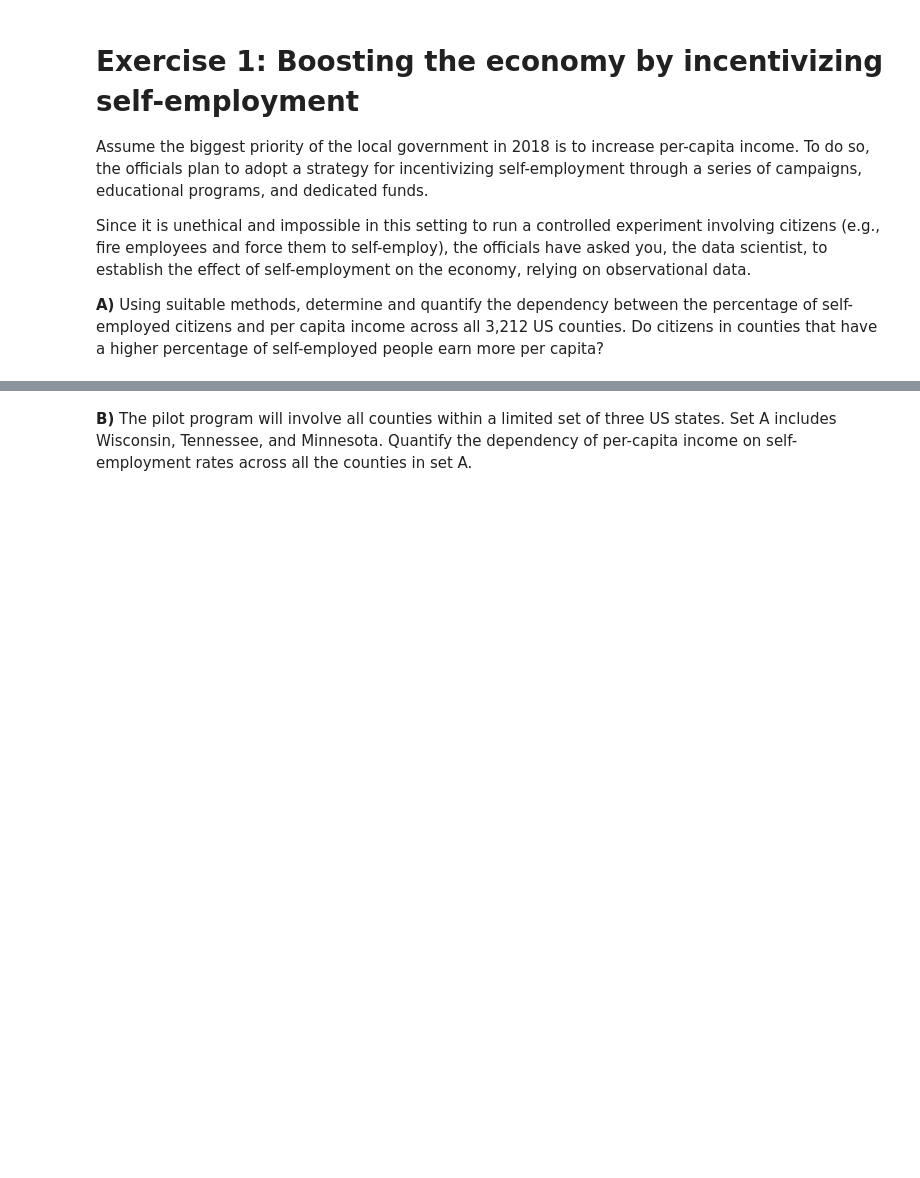
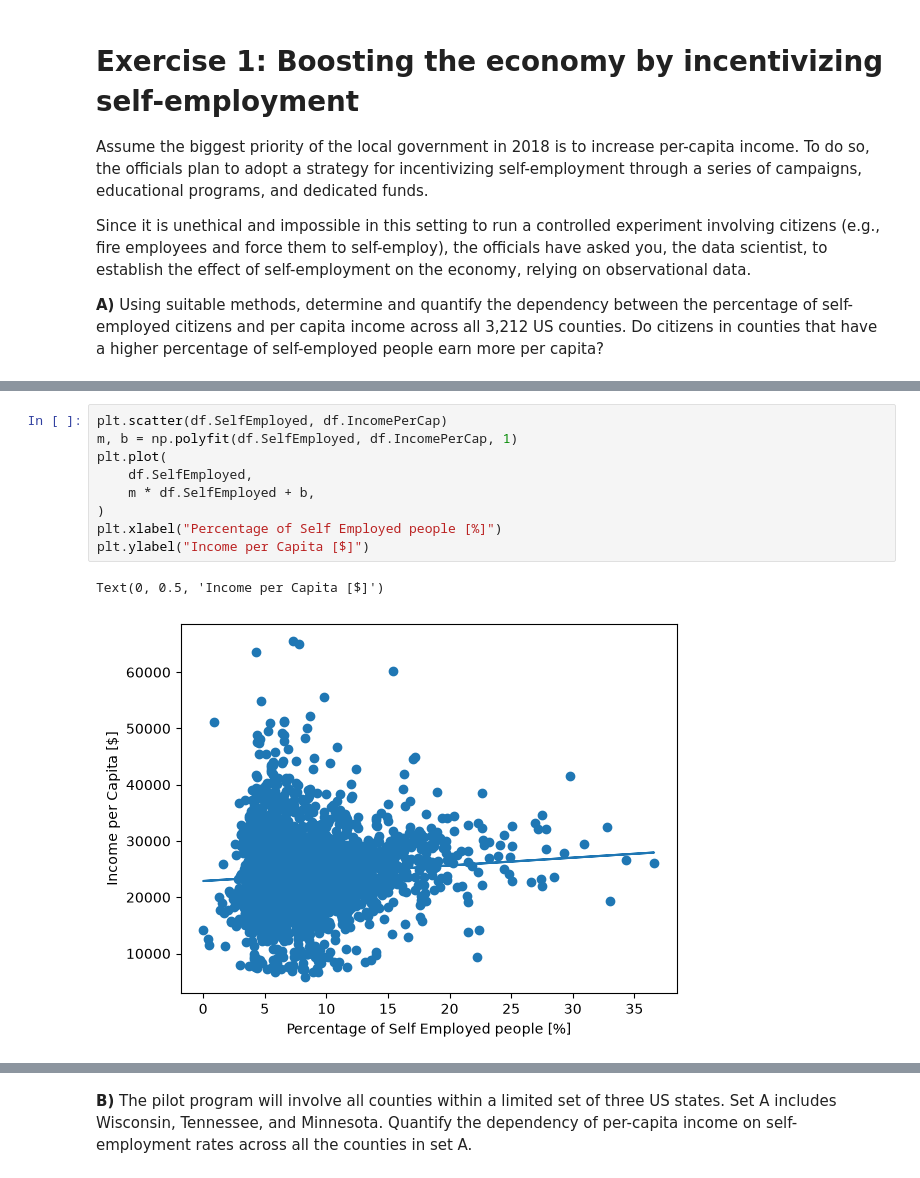
Before and after one commit to floribau/EPFL-ADA-2026, a Jupyter notebook: Exercises/03 - Describing data/Describing_data_exercise.ipynb, the cells around one changed output, grey strips where cells are left out. Drawn from its saved outputs; the diff is of its cells as text; blank space fills up the shorter version.

```diff
--- a/Exercises/03 - Describing data/Describing_data_exercise.ipynb
+++ b/Exercises/03 - Describing data/Describing_data_exercise.ipynb
@@ -173,0 +201,12 @@ Since it is unethical and impossible in this setting to run a controlled experim
+# %%
+plt.scatter(df.SelfEmployed, df.IncomePerCap)
+m, b = np.polyfit(df.SelfEmployed, df.IncomePerCap, 1)
+plt.plot(
+    df.SelfEmployed,
+    m * df.SelfEmployed + b,
+)
+plt.xlabel("Percentage of Self Employed people [%]")
+plt.ylabel("Income per Capita [$]")
+# %% [output]
+Text(0, 0.5, 'Income per Capita [$]')
+[figure, added]
```
Also changed, not shown: parts of 33 cells of this notebook.
